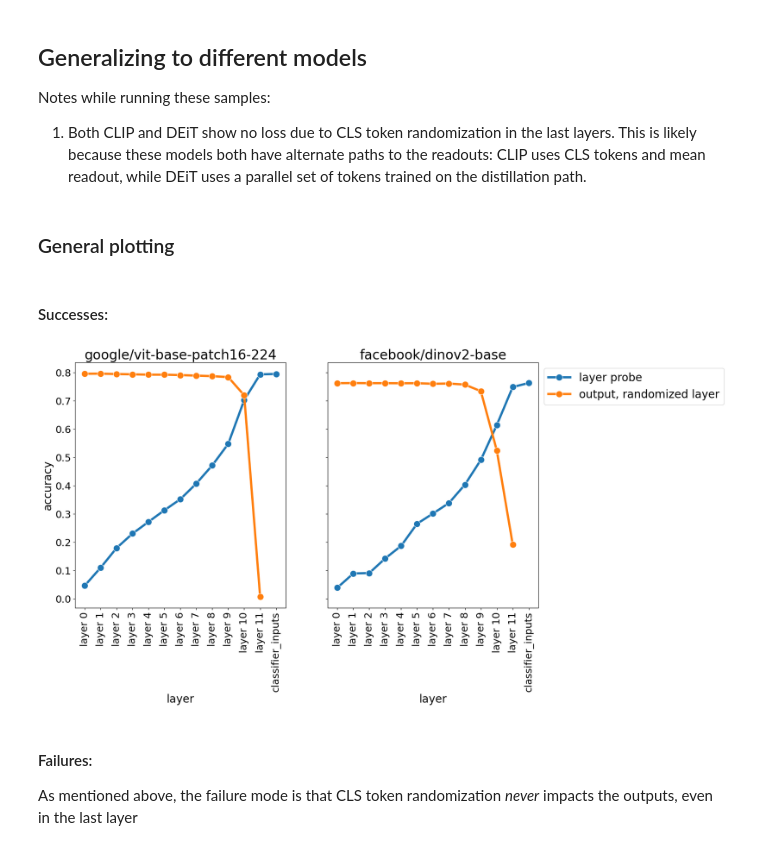
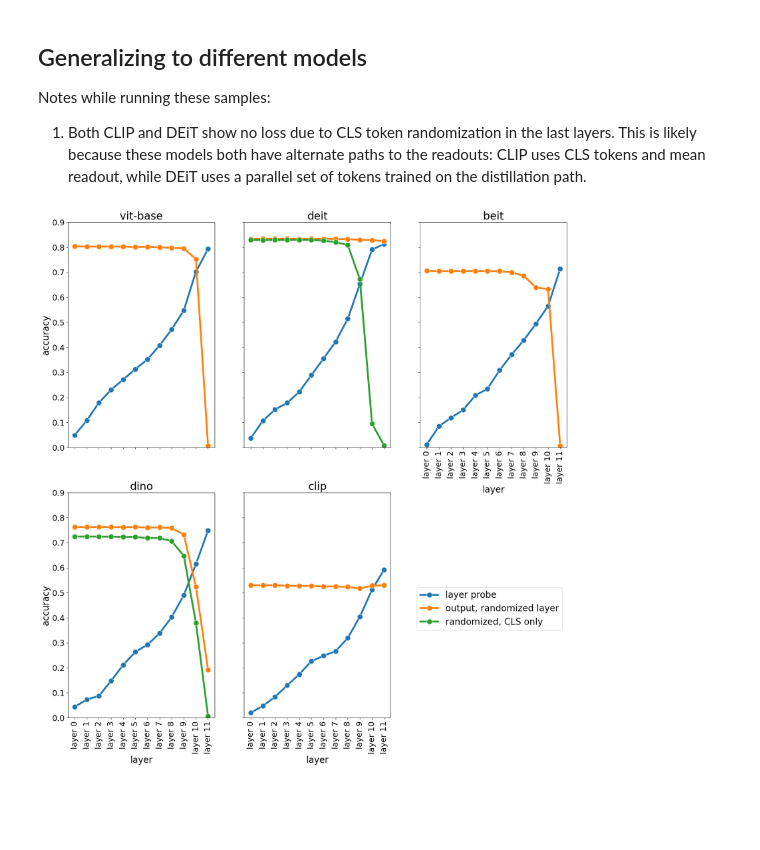
Before and after one commit to lrast/CLSTokenAnalysis, a Jupyter notebook: 0.1-available_vs_used_info.ipynb, the cells around one changed output. Saved outputs shown, nothing was run; the diff lists cells and outputs as text; code cells hidden in the pictures; blank space fills up the shorter version.

Commit message:
Cleans up model edge cases with astandardized model wrapper. Manual run of initial CLS  experiments. Across models

```diff
--- a/0.1-available_vs_used_info.ipynb
+++ b/0.1-available_vs_used_info.ipynb
@@ -183,13 +185,21 @@ Notes while running these samples:
 1. Both CLIP and DEiT show no loss due to CLS token randomization in the last layers. This is likely because these models both have alternate paths to the readouts: CLIP uses CLS tokens and mean readout, while DEiT uses a parallel set of tokens trained on the distillation path.
 # %%
 results_vit = pd.read_csv('results/cross_model_CLS/results_vit.csv')
+results_vit['model'] = "vit-base"
+
+results_deit = pd.read_csv('results/cross_model_CLS/results_deit.csv')
+results_deit['model'] = "deit"
+results_deit = results_deit.rename(columns={'distillation_disabled': 'aux_off'})
+
+results_beit = pd.read_csv('results/cross_model_CLS/results_beit.csv')
+results_beit['model'] = "beit"
+
 results_dino = pd.read_csv('results/cross_model_CLS/results_dino.csv')
+results_dino['model'] = "dino"
+results_dino = results_dino.rename(columns={'GAP_disabled': 'aux_off'})
 
-results_clip = pd.read_csv('results/cross_model_CLS/results_clip.csv')
-results_deit = pd.read_csv('results/cross_model_CLS/results_deit_teacher_on.csv')
-results_mae_probe = pd.read_csv('results/cross_model_CLS/results_mae_probe.csv')
+results_clip = pd.read_csv('results/cross_model_CLS/results_clip_old.csv')
+results_clip['model'] = "clip"
-# %% [markdown]
-### General plotting
 # %%
 def plot_accuracies(*results):
     n_samps = len(results)
@@ -230,16 +261,14 @@ def rename_layers(row):
 
 
     return row
-# %% [markdown]
-#### Successes:
 # %%
-figsize(15, 8)
-plot_accuracies(results_vit[results_vit['test'] != 'model_decoder'].apply(rename_layers, axis=1),
-                results_dino.apply(rename_layers, axis=1))
+figsize(20, 20)
+plot_accuracies(results_vit[results_vit['test'] != 'model_decoder'],
+                results_deit,
+                results_beit,
+                results_dino,
+                results_clip
+               )
 plt.savefig('main_result.png', dpi=500, bbox_inches='tight')
 # %% [output]
-[figure, old version]
+[figure, new version]
-# %% [markdown]
-#### Failures:
-
-As mentioned above, the failure mode is that CLS token randomization _never_ impacts the outputs, even in the last layer
```
Also changed, not shown: parts of 12 cells of this notebook, 8 other files.
